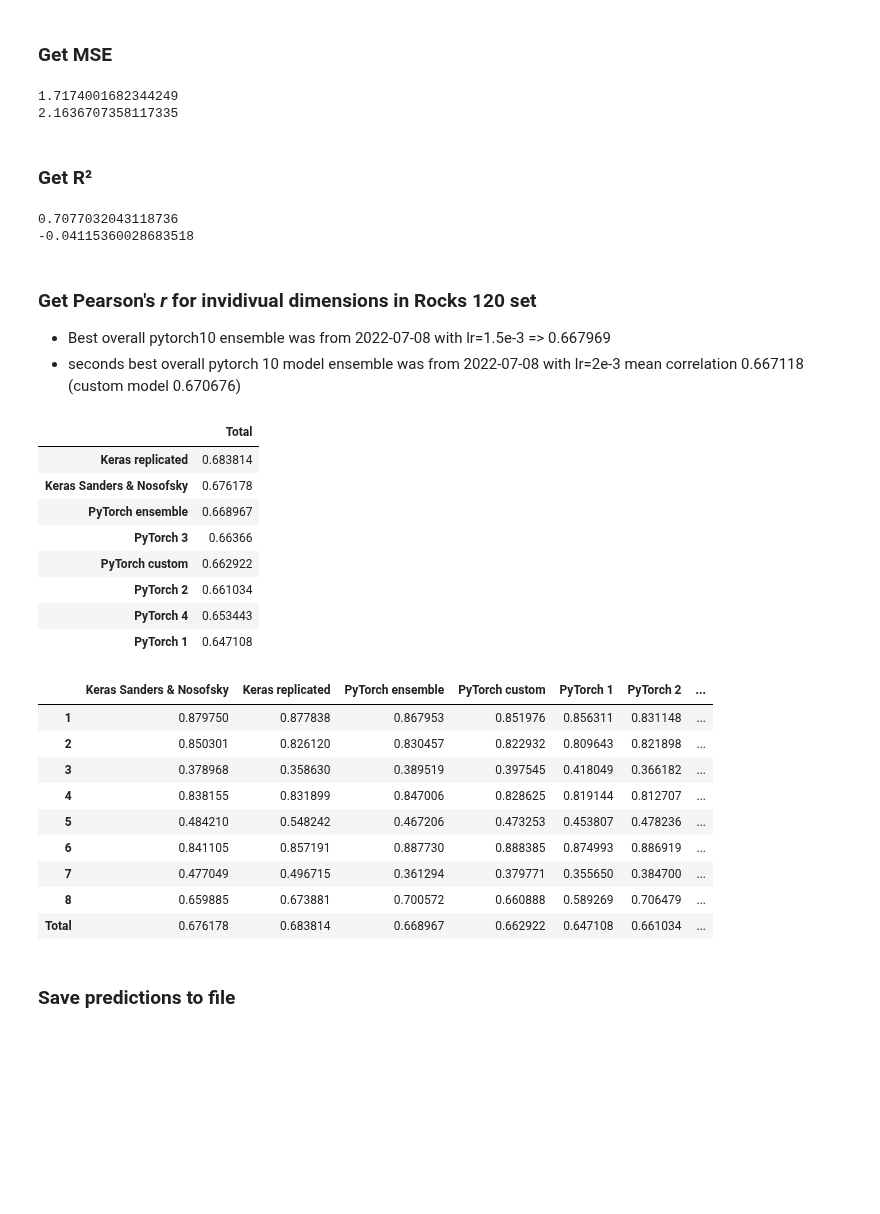
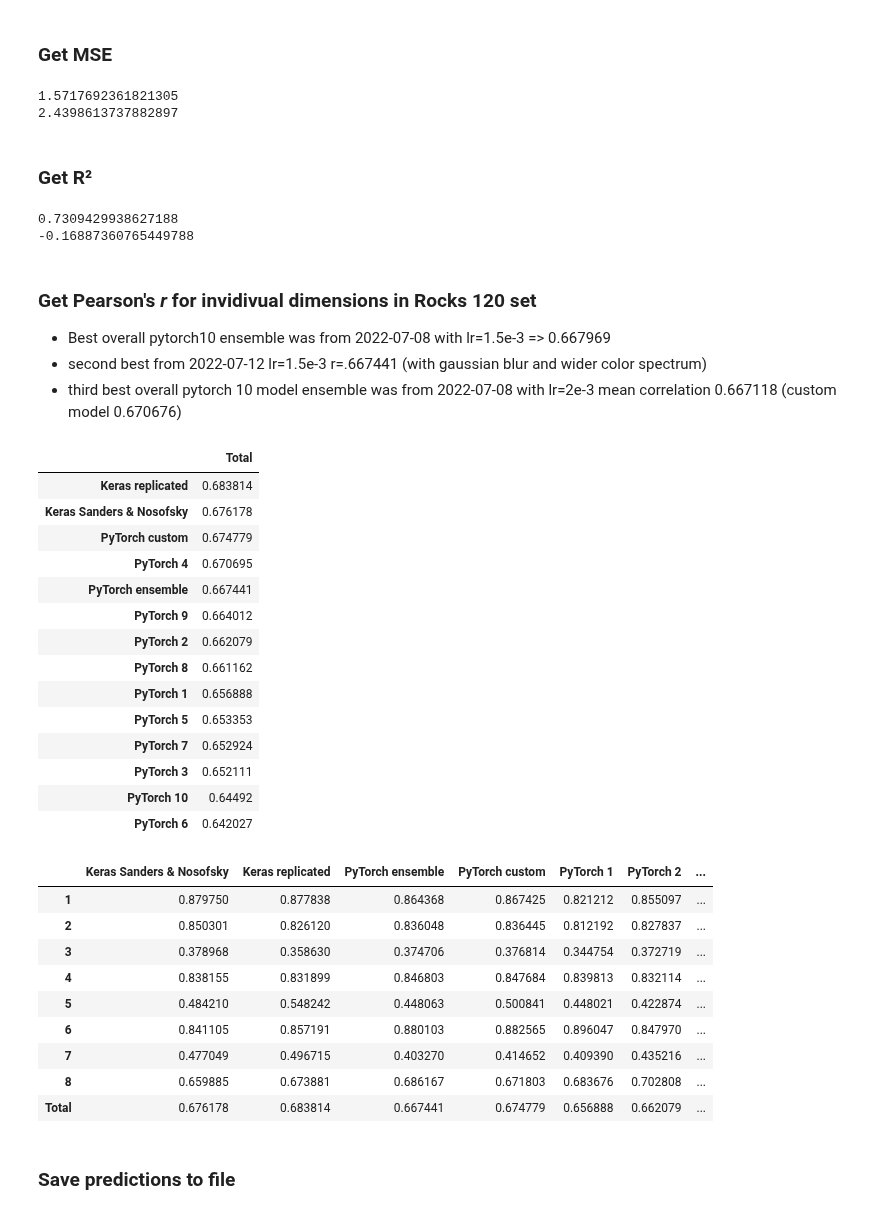
Before and after one commit to dominikpegler/mds_cnn, a Jupyter notebook: sanders_nosofsky_2020/fit_ensemble_pytorch.ipynb, the cells around one changed output. Saved outputs shown, nothing was run; the diff lists cells and outputs as text; code cells hidden in the pictures; blank space fills up the shorter version.

```diff
--- a/sanders_nosofsky_2020/fit_ensemble_pytorch.ipynb
+++ b/sanders_nosofsky_2020/fit_ensemble_pytorch.ipynb
@@ -319,8 +319,9 @@ data_transforms = {
         transforms.RandomHorizontalFlip(),
         transforms.RandomVerticalFlip(),
         transforms.RandomAffine(degrees=360, translate=(0.2, 0.2), shear=(-16, 16, -16, 16), scale=(0.8, 1.4)),
-        transforms.ColorJitter(brightness=(.95, 1.05), contrast=(.9, 1.1), saturation=(0.95, 1.15)),
-        #transforms.GaussianBlur(kernel_size=(1, 1), sigma=(.01, .5)), # new
+#        transforms.ColorJitter(brightness=(.95, 1.05), contrast=(.9, 1.1), saturation=(0.95, 1.15)),
+        transforms.ColorJitter(brightness=(.9, 1.10), contrast=(.85, 1.15), saturation=(0.95, 1.15)), # new
+        transforms.GaussianBlur(kernel_size=(1, 5), sigma=(.01, .5)), # new
         transforms.ToTensor(),
         transforms.Normalize([0.485, 0.456, 0.406], [0.229, 0.224, 0.225])
     ]),
@@ -856,71 +780,78 @@ Y_test = test.iloc[:, 1:].values
 print(mean_squared_error(Y_test, test_pred)) # same MDS space
 print(mean_squared_error(Y_120, rocks_120_pred)) # not part of MDS space
 # %% [output]
-1.7174001682344249
-2.1636707358117335
+1.5717692361821305
+2.4398613737882897
 # %% [markdown]
 ### Get R²
 # %%
 print(r2_score(Y_test, test_pred))
 print(r2_score(Y_120, rocks_120_pred))
 # %% [output]
-0.7077032043118736
--0.04115360028683518
+0.7309429938627188
+-0.16887360765449788
 # %% [markdown]
 ### Get Pearson's *r* for invidivual dimensions in Rocks 120 set
 
 * Best overall pytorch10 ensemble was from 2022-07-08 with lr=1.5e-3 => 0.667969
-* seconds best overall pytorch 10 model ensemble was from 2022-07-08 with lr=2e-3 mean correlation 0.667118 (custom model 0.670676)
+* second best from 2022-07-12 lr=1.5e-3 r=.667441 (with gaussian blur and wider color spectrum)
+* third best overall pytorch 10 model ensemble was from 2022-07-08 with lr=2e-3 mean correlation 0.667118 (custom model 0.670676)
 # %%
-m_i = [1,2] # add models to a custom ensemble
+m_i = [4, 4, 4, 9, 2] # add models to a custom ensemble
 
 ###
 
 rocks_120_pred_custom = np.mean(rocks_120_pred_[[i-1 for i in m_i], :, :], 0)
 
 cnn_pred_file = "CNN Predictions/MDS Dimensions/cnn_predicted_mds_120.txt"
 cnn_pred = np.loadtxt(cnn_pred_file)
 
 cnn_keras_pred_file = "CNN Predictions/MDS Dimensions/cnn_keras_predicted_mds_120.txt"
 cnn_keras_pred = np.loadtxt(cnn_keras_pred_file)
 
 df_corr = pd.DataFrame(index=range(1,9))
 
 for dim in range(1, 9):
     df_corr.loc[dim, "Keras Sanders & Nosofsky"] = np.corrcoef(cnn_pred[:, dim-1], Y_120[:, dim-1]).min()
     df_corr.loc[dim, "Keras replicated"] = np.corrcoef(cnn_keras_pred[:, dim-1], Y_120[:, dim-1]).min()
     df_corr.loc[dim, "PyTorch ensemble"] = np.corrcoef(rocks_120_pred[:, dim-1], Y_120[:, dim-1]).min()
     df_corr.loc[dim, "PyTorch custom"] = np.corrcoef(rocks_120_pred_custom[:, dim-1], Y_120[:, dim-1]).min()
     for i in range(len(rocks_120_pred_)):
         df_corr.loc[dim, f"PyTorch {i+1}"] = np.corrcoef(rocks_120_pred_[i, :, dim-1], Y_120[:, dim-1]).min()
 
 df_corr.loc["Total", :] = df_corr.mean(axis=0)
 df_corr["Best model"] = df_corr.columns[df_corr.values.argmax(axis=1)]
 
 df_corr.T[["Total"]].drop("Best model", axis=0).sort_values("Total", ascending=False)
 # %% [output]
 |  | Total |
 | Keras replicated | 0.683814 |
 | Keras Sanders & Nosofsky | 0.676178 |
-| PyTorch ensemble | 0.668967 |
-| PyTorch 3 | 0.66366 |
-| PyTorch custom | 0.662922 |
-| PyTorch 2 | 0.661034 |
-| PyTorch 4 | 0.653443 |
-| PyTorch 1 | 0.647108 |
+| PyTorch custom | 0.674779 |
+| PyTorch 4 | 0.670695 |
+| PyTorch ensemble | 0.667441 |
+| PyTorch 9 | 0.664012 |
+| PyTorch 2 | 0.662079 |
+| PyTorch 8 | 0.661162 |
+| PyTorch 1 | 0.656888 |
+| PyTorch 5 | 0.653353 |
+| PyTorch 7 | 0.652924 |
+| PyTorch 3 | 0.652111 |
+| PyTorch 10 | 0.64492 |
+| PyTorch 6 | 0.642027 |
 # %%
 df_corr
 # %% [output]
 |  | Keras Sanders & Nosofsky | Keras replicated | PyTorch ensemble | PyTorch custom | PyTorch 1 | PyTorch 2 | ... |
-| 1 | 0.879750 | 0.877838 | 0.867953 | 0.851976 | 0.856311 | 0.831148 | ... |
-| 2 | 0.850301 | 0.826120 | 0.830457 | 0.822932 | 0.809643 | 0.821898 | ... |
-| 3 | 0.378968 | 0.358630 | 0.389519 | 0.397545 | 0.418049 | 0.366182 | ... |
-| 4 | 0.838155 | 0.831899 | 0.847006 | 0.828625 | 0.819144 | 0.812707 | ... |
-| 5 | 0.484210 | 0.548242 | 0.467206 | 0.473253 | 0.453807 | 0.478236 | ... |
-| 6 | 0.841105 | 0.857191 | 0.887730 | 0.888385 | 0.874993 | 0.886919 | ... |
-| 7 | 0.477049 | 0.496715 | 0.361294 | 0.379771 | 0.355650 | 0.384700 | ... |
-| 8 | 0.659885 | 0.673881 | 0.700572 | 0.660888 | 0.589269 | 0.706479 | ... |
-| Total | 0.676178 | 0.683814 | 0.668967 | 0.662922 | 0.647108 | 0.661034 | ... |
+| 1 | 0.879750 | 0.877838 | 0.864368 | 0.867425 | 0.821212 | 0.855097 | ... |
+| 2 | 0.850301 | 0.826120 | 0.836048 | 0.836445 | 0.812192 | 0.827837 | ... |
+| 3 | 0.378968 | 0.358630 | 0.374706 | 0.376814 | 0.344754 | 0.372719 | ... |
+| 4 | 0.838155 | 0.831899 | 0.846803 | 0.847684 | 0.839813 | 0.832114 | ... |
+| 5 | 0.484210 | 0.548242 | 0.448063 | 0.500841 | 0.448021 | 0.422874 | ... |
+| 6 | 0.841105 | 0.857191 | 0.880103 | 0.882565 | 0.896047 | 0.847970 | ... |
+| 7 | 0.477049 | 0.496715 | 0.403270 | 0.414652 | 0.409390 | 0.435216 | ... |
+| 8 | 0.659885 | 0.673881 | 0.686167 | 0.671803 | 0.683676 | 0.702808 | ... |
+| Total | 0.676178 | 0.683814 | 0.667441 | 0.674779 | 0.656888 | 0.662079 | ... |
 # %% [markdown]
 ### Save predictions to file
 # %%
```
Also changed, not shown: parts of 3 cells of this notebook, 1 other file.
